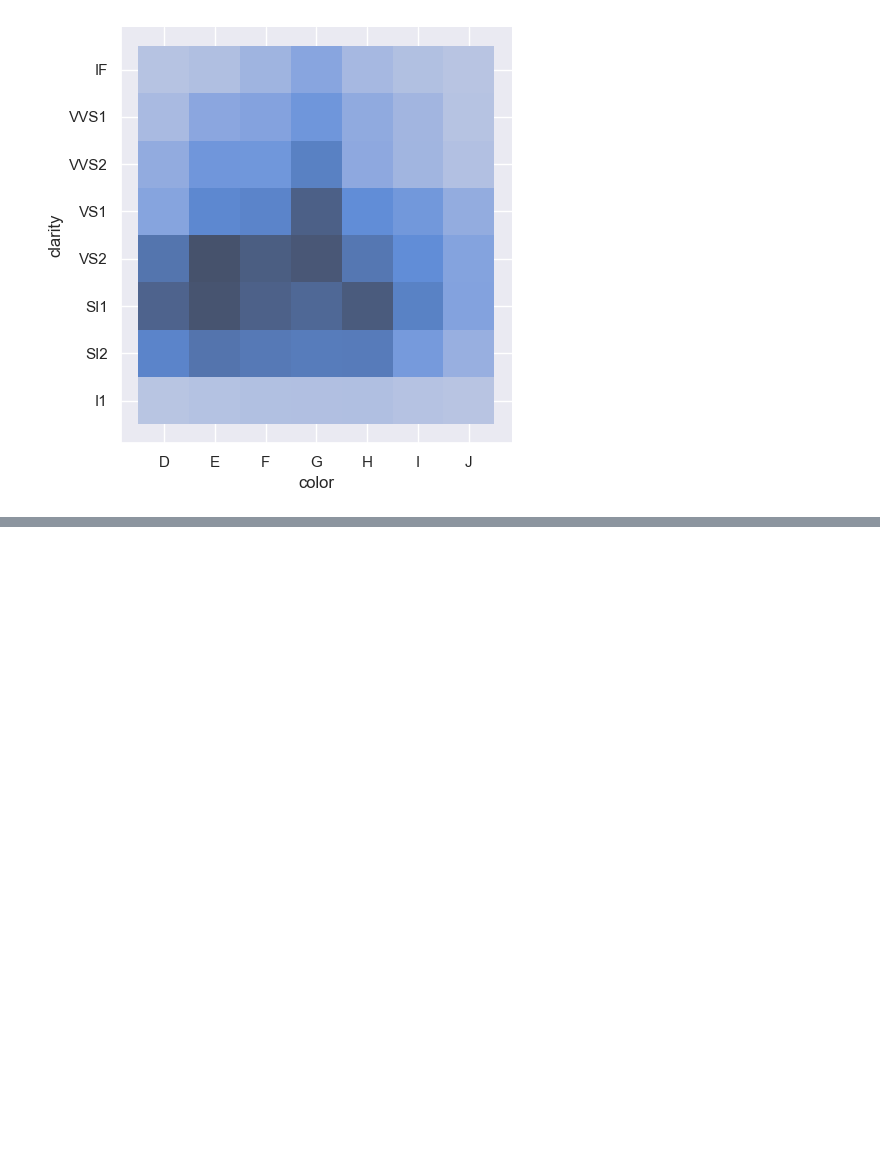
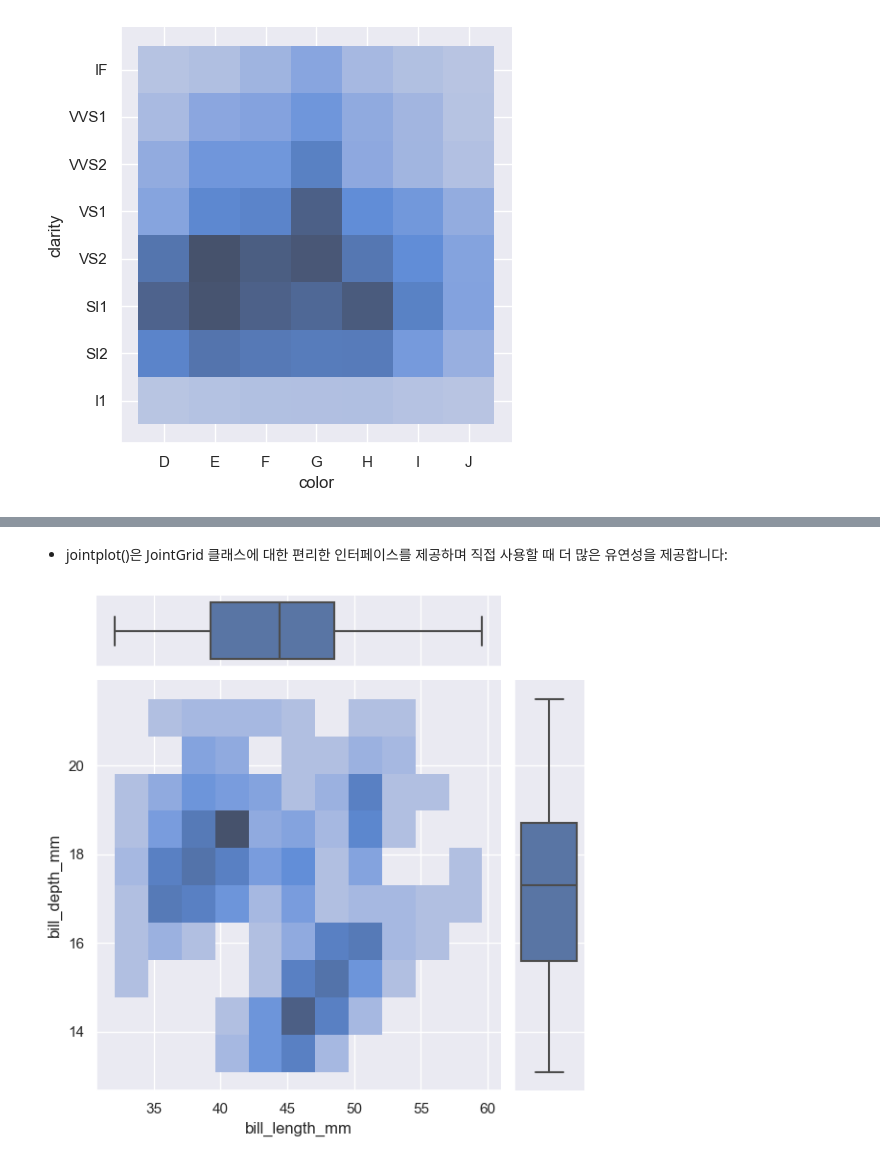
Before and after one commit to kinghy00/Seaborn-Tutorial, a Jupyter notebook: Visualizing_distributions_of_data.ipynb, the cells around one changed output, grey strips where cells are left out. Cells and saved outputs as stored; diff of their text form; code cells hidden in the pictures; blank space fills up the shorter version.

```diff
--- a/Visualizing_distributions_of_data.ipynb
+++ b/Visualizing_distributions_of_data.ipynb
@@ -361,0 +385,8 @@ sns.displot(diamonds, x="color", y="clarity");
+# %% [markdown]
+- jointplot()은 JointGrid 클래스에 대한 편리한 인터페이스를 제공하며 직접 사용할 때 더 많은 유연성을 제공합니다:
+# %%
+g = sns.JointGrid(data=penguins, x="bill_length_mm", y="bill_depth_mm")
+g.plot_joint(sns.histplot)
+g.plot_marginals(sns.boxplot);
+# %% [output]
+[figure, added]
```
Also changed, not shown: parts of 17 cells of this notebook.
